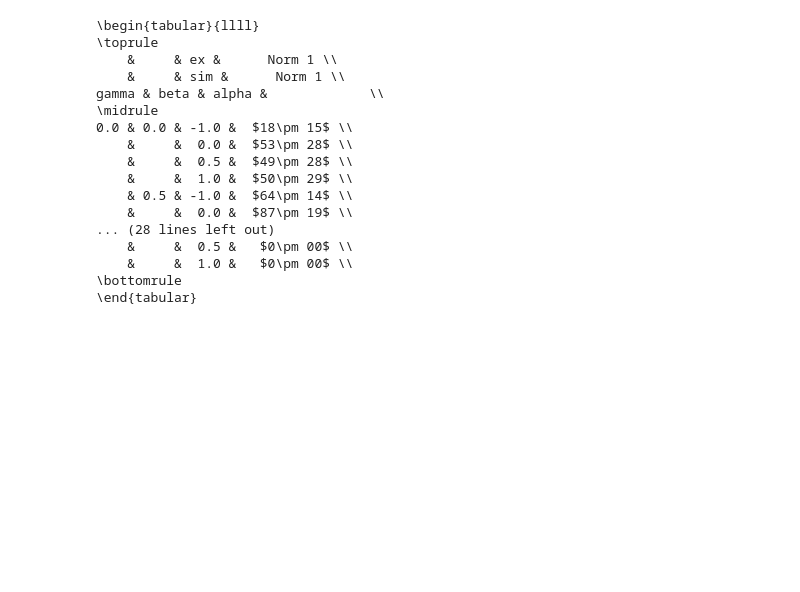
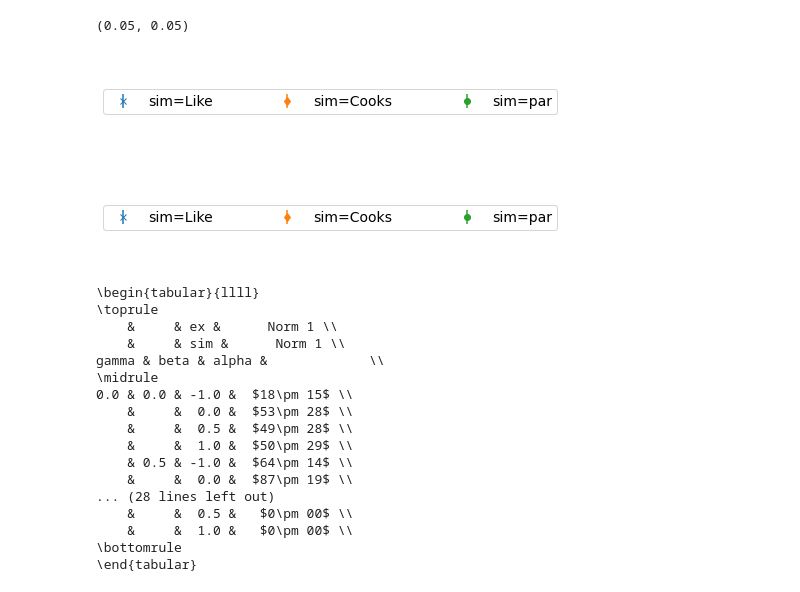
Before and after one commit to Feelx234/pyRDMM, a Jupyter notebook: scripts/export_eval_results.ipynb, the cells around one changed output. Drawn from its saved outputs; the diff is of its cells as text; code cells hidden in the pictures; blank space fills up the shorter version.

```diff
--- a/scripts/export_eval_results.ipynb
+++ b/scripts/export_eval_results.ipynb
@@ -126,3 +152,27 @@ if show_reg:
+# %%
+
+
+fig, legend_ax = plt.subplots(1, 1,figsize=(6.5, 1.5), sharey=True)
+#fig.set_facecolor("black")
+#fig.pad_inches(0)
+fig.set_tight_layout(True)
+#legend_ax.set_facecolor("black")
+#legend_ax.set_ymargin(-0.1)
+handles, labels = axs.get_legend_handles_labels()
+legend_ax.axis('off')
+print(legend_ax.margins())
+#legend_ax.margins(y=0)
+fontsize=10
+fig.legend(handles, labels, loc='center', mode="expand", ncol=6,  fontsize=14)
+#legend_ax.set_autoscale(enable=True, tight=True)
+display(fig)
+
+filetype="png"
+fig.savefig(pre_folder/Path('matplotlib_images')/(f'legend{fontsize}.'+filetype))
+# %% [output]
+(0.05, 0.05)
+[figure, added]
+[figure, added]
 # %%
 
 show_cov=False
```
Also changed, not shown: parts of 9 cells of this notebook, 9 other files.
